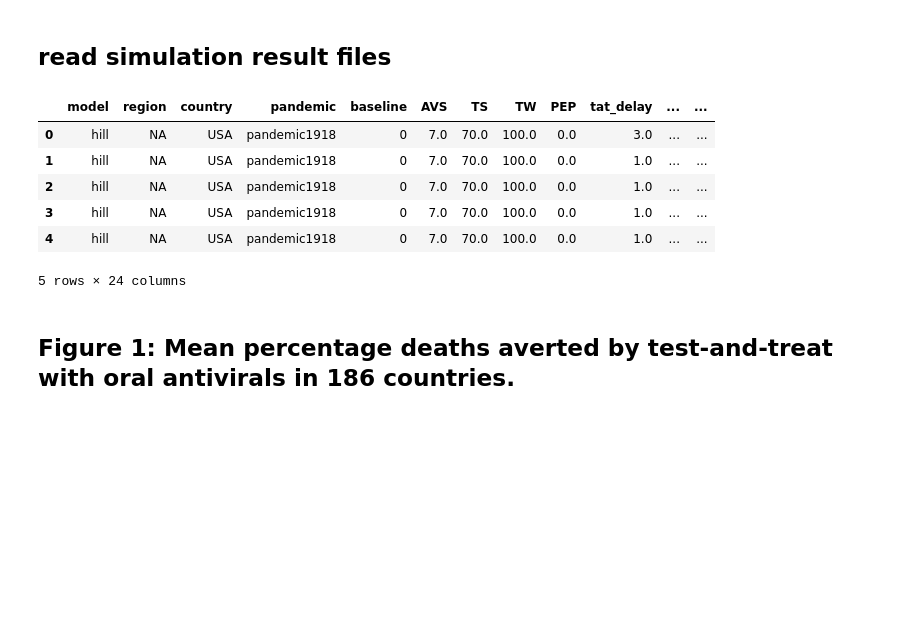
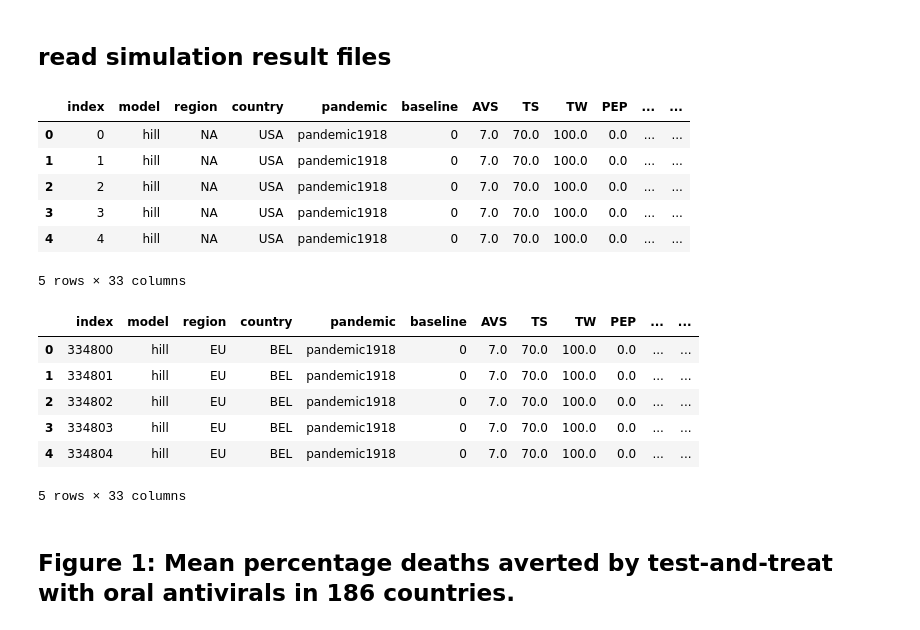
Before and after one commit to AMC-LAEB/flu-antiviral-stockpile, a Jupyter notebook: notebooks/av_stockpile.ipynb, the cells around one changed output. Cells and saved outputs as stored; diff of their text form; code cells hidden in the pictures; blank space fills up the shorter version.

```diff
--- a/notebooks/av_stockpile.ipynb
+++ b/notebooks/av_stockpile.ipynb
@@ -137,6 +137,27 @@ def extract_results_from_zipfile(fpath, model=None):
 
             row_dict = {"model":model, "region":region, "country":country, "pandemic":pandemic}
 
+            # get sensitivity pars
+            row_dict['sensitivity'] = 0 # boolean for sensitivity analysis
+            # asymp p
+            try:
+                row_dict['ASYMP'] = int(re.search("ASYMP([0-9]+)", foldername).group(1))
+                row_dict['sensitivity'] = 1
+            except:
+                row_dict['ASYMP'] = 16
+            # isolation p
+            try:
+                row_dict['ISO'] = int(re.search("ISO([0-9]+)", foldername).group(1))
+                row_dict['sensitivity'] = 1
+            except:
+                row_dict['ISO'] = 0
+            # isolation p
+            try:
+                row_dict['BXMeff'] = int(re.search("BXMeff([0-9]+)", foldername).group(1))
+                row_dict['sensitivity'] = 1
+            except:
+                row_dict['BXMeff'] = 29
+
             # get test sensitivity
             try:
                 TS = int(re.search("TS([0-9]+)", foldername).group(1))
@@ -184,9 +205,15 @@ def extract_results_from_zipfile(fpath, model=None):
             row_dict["n_deaths"] = output_obj.daily_deaths.sum()
             # get minimum testing needed
             row_dict['n_test'] = output_obj.daily_tested.sum()
-            # get number of treatments needed for tat
+            # get number of treatments needed for tat and pep
             row_dict['n_treatment_tat'] = output_obj.daily_treated[:,0].sum()
             row_dict['n_treatment_pep'] = output_obj.daily_treated[:,1].sum()
+            # get number of BXM and OSL needed
+            row_dict['n_treatment_bxm_tat'] = output_obj.daily_treated[:,0,:,0].sum()
+            row_dict['n_treatment_bxm_pep'] = output_obj.daily_treated[:,1,:,0].sum()
+            row_dict['n_treatment_osl_tat'] = output_obj.daily_treated[:,0,:,1].sum()
+            row_dict['n_treatment_osl_pep'] = output_obj.daily_treated[:,1,:,1].sum()
+
             if output_obj.daily_treated[:,1].sum() < 0:
                 print (output_obj.daily_treated[:,1].sum(axis=0))
 
@@ -198,39 +225,55 @@ def extract_results_from_zipfile(fpath, model=None):
 ## read simulation result files
 # %%
 try:
-    tat_stockpile_df = pd.read_csv("../manuscript/tat_stockpile_df.csv")
+    tat_stockpile_df = pd.read_csv("../manuscript/tat_stockpile_df1.csv")
     tat_stockpile_df['region'] = tat_stockpile_df['region'].fillna("NA")
 except:
     tat_stockpile_df = []
     for root, dirs, files in os.walk("../simulations/hill"):
         for file in files:
             if re.search(".zip", file):
                 fpath = root + "/" + file
                 #print (fpath)
                 csv_fpath = root + "/" + file.replace(".zip", "") + ".csv"
                 try:
                     df = pd.read_csv(csv_fpath, keep_default_na=False)
                 except:
                     model = re.search("(" + "|".join(vl_to_inf_models) + ")", fpath).group()
                     df = extract_results_from_zipfile(fpath, model=model)
                     df.to_csv(csv_fpath, index=False)
+                if not re.search("sensitivity", fpath):
+                    df['sensitivity'] = 0
+                    df['ASYMP'] = 16
+                    df['ISO'] = 0
+                    df['BXMeff'] = 29
                 tat_stockpile_df.append(df)
 
     tat_stockpile_df = pd.concat(tat_stockpile_df, ignore_index=True)
     tat_stockpile_df['n_incidence'] = tat_stockpile_df['n_wt'] + tat_stockpile_df['n_trans_mt']
     tat_stockpile_df['n_treatment'] = tat_stockpile_df['n_treatment_tat'] + tat_stockpile_df['n_treatment_pep']
     tat_stockpile_df['f_treatment'] = tat_stockpile_df['n_treatment']/tat_stockpile_df['pop_N']
     tat_stockpile_df.to_csv("../manuscript/tat_stockpile_df.csv", index=False)
 
-tat_stockpile_df.head()
+sensitivity_df = tat_stockpile_df[tat_stockpile_df['sensitivity']>0].copy().reset_index()
+tat_stockpile_df = tat_stockpile_df[tat_stockpile_df['sensitivity']==0].reset_index()
+
+display (tat_stockpile_df.head())
+display (sensitivity_df.head())
 # %% [output]
-|  | model | region | country | pandemic | baseline | AVS | TS | TW | PEP | tat_delay | ... | ... |
-| 0 | hill | NA | USA | pandemic1918 | 0 | 7.0 | 70.0 | 100.0 | 0.0 | 3.0 | ... | ... |
-| 1 | hill | NA | USA | pandemic1918 | 0 | 7.0 | 70.0 | 100.0 | 0.0 | 1.0 | ... | ... |
-| 2 | hill | NA | USA | pandemic1918 | 0 | 7.0 | 70.0 | 100.0 | 0.0 | 1.0 | ... | ... |
-| 3 | hill | NA | USA | pandemic1918 | 0 | 7.0 | 70.0 | 100.0 | 0.0 | 1.0 | ... | ... |
-| 4 | hill | NA | USA | pandemic1918 | 0 | 7.0 | 70.0 | 100.0 | 0.0 | 1.0 | ... | ... |
+|  | index | model | region | country | pandemic | baseline | AVS | TS | TW | PEP | ... | ... |
+| 0 | 0 | hill | NA | USA | pandemic1918 | 0 | 7.0 | 70.0 | 100.0 | 0.0 | ... | ... |
+| 1 | 1 | hill | NA | USA | pandemic1918 | 0 | 7.0 | 70.0 | 100.0 | 0.0 | ... | ... |
+| 2 | 2 | hill | NA | USA | pandemic1918 | 0 | 7.0 | 70.0 | 100.0 | 0.0 | ... | ... |
+| 3 | 3 | hill | NA | USA | pandemic1918 | 0 | 7.0 | 70.0 | 100.0 | 0.0 | ... | ... |
+| 4 | 4 | hill | NA | USA | pandemic1918 | 0 | 7.0 | 70.0 | 100.0 | 0.0 | ... | ... |
-5 rows × 24 columns
+5 rows × 33 columns
+|  | index | model | region | country | pandemic | baseline | AVS | TS | TW | PEP | ... | ... |
+| 0 | 334800 | hill | EU | BEL | pandemic1918 | 0 | 7.0 | 70.0 | 100.0 | 0.0 | ... | ... |
+| 1 | 334801 | hill | EU | BEL | pandemic1918 | 0 | 7.0 | 70.0 | 100.0 | 0.0 | ... | ... |
+| 2 | 334802 | hill | EU | BEL | pandemic1918 | 0 | 7.0 | 70.0 | 100.0 | 0.0 | ... | ... |
+| 3 | 334803 | hill | EU | BEL | pandemic1918 | 0 | 7.0 | 70.0 | 100.0 | 0.0 | ... | ... |
+| 4 | 334804 | hill | EU | BEL | pandemic1918 | 0 | 7.0 | 70.0 | 100.0 | 0.0 | ... | ... |
+5 rows × 33 columns
 # %% [markdown]
 ## Figure 1: Mean percentage deaths averted by test-and-treat with oral antivirals in 186 countries.
 # %%
```
Also changed, not shown: parts of 15 cells of this notebook, 35 other files.
